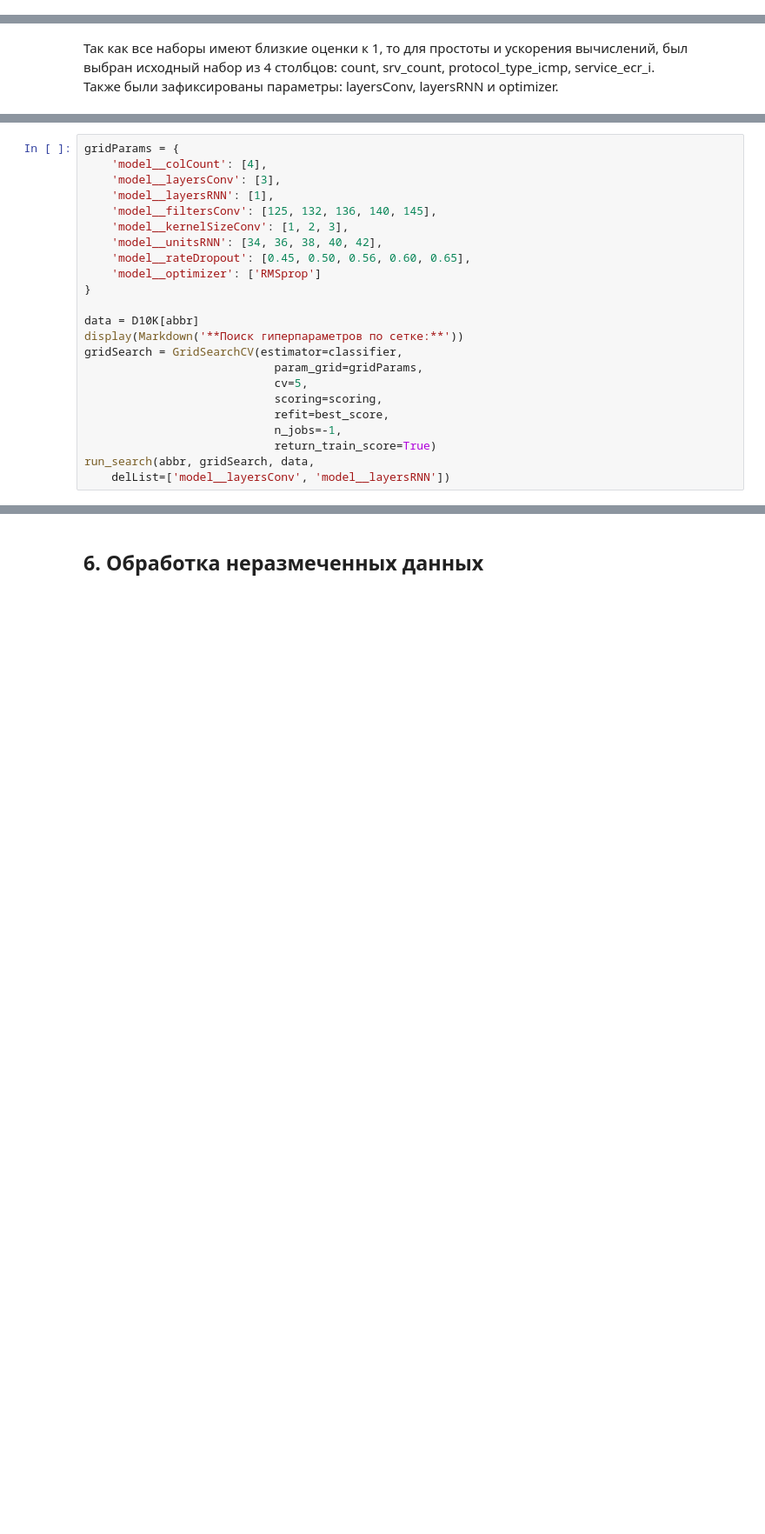
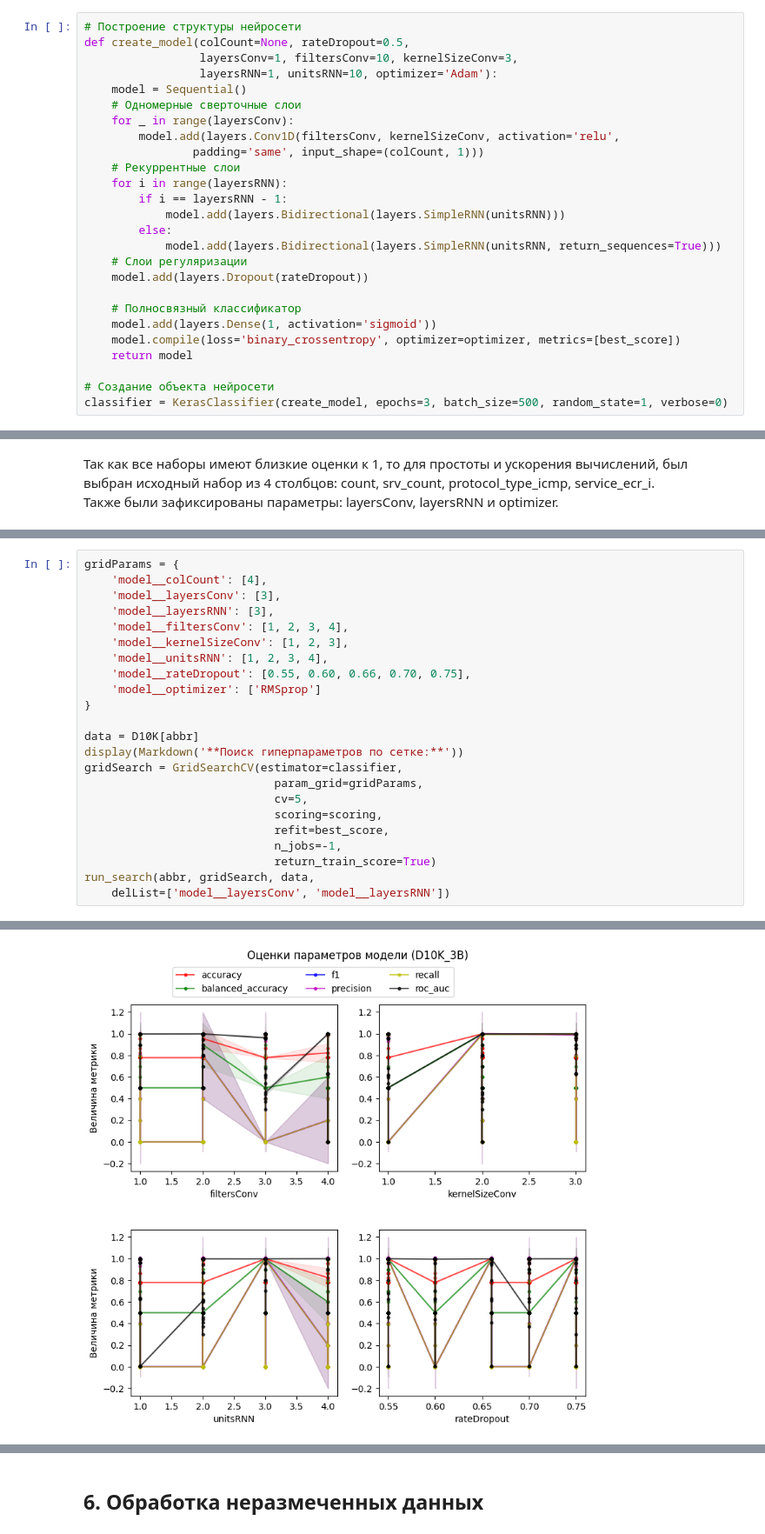
Before and after one commit to Demetrey/DMaP, a Jupyter notebook: CP/CP.ipynb, the cells around one changed output, grey strips where cells are left out. Shown at 87% size. Saved outputs shown, nothing was run; the diff lists cells and outputs as text; blank space fills up the shorter version.

```diff
--- a/CP/CP.ipynb
+++ b/CP/CP.ipynb
@@ -1682,6 +1658,32 @@ def run_search(abbr, search_engine, data, returnScores=False, delList=[]):
     display_scoring(search_engine, f'Оценки параметров модели (D10K_{abbr})', delList=delList)
     if returnScores:
         return trainScore, testScore
+# %%
+# Построение структуры нейросети
+def create_model(colCount=None, rateDropout=0.5,
+                 layersConv=1, filtersConv=10, kernelSizeConv=3,
+                 layersRNN=1, unitsRNN=10, optimizer='Adam'):
+    model = Sequential()
+    # Одномерные сверточные слои
+    for _ in range(layersConv):
+        model.add(layers.Conv1D(filtersConv, kernelSizeConv, activation='relu',
+                padding='same', input_shape=(colCount, 1)))
+    # Рекуррентные слои
+    for i in range(layersRNN):
+        if i == layersRNN - 1:
+            model.add(layers.Bidirectional(layers.SimpleRNN(unitsRNN)))
+        else:
+            model.add(layers.Bidirectional(layers.SimpleRNN(unitsRNN, return_sequences=True)))
+    # Слои регуляризации
+    model.add(layers.Dropout(rateDropout))
+
+    # Полносвязный классификатор
+    model.add(layers.Dense(1, activation='sigmoid'))
+    model.compile(loss='binary_crossentropy', optimizer=optimizer, metrics=[best_score])
+    return model
+
+# Создание объекта нейросети
+classifier = KerasClassifier(create_model, epochs=3, batch_size=500, random_state=1, verbose=0)
 # %%
 # Установка параметров, независящих от кол-ва атрибутов
 algorithm = ['Adam', 'SGD', 'RMSprop']
@@ -1802,11 +2616,11 @@ gaBestParams.round(2).T[[f'D10K_{abbr}']].T
 gridParams = {
     'model__colCount': [4],
     'model__layersConv': [3],
-    'model__layersRNN': [1],
-    'model__filtersConv': [125, 132, 136, 140, 145],
+    'model__layersRNN': [3],
+    'model__filtersConv': [1, 2, 3, 4],
     'model__kernelSizeConv': [1, 2, 3],
-    'model__unitsRNN': [34, 36, 38, 40, 42],
-    'model__rateDropout': [0.45, 0.50, 0.56, 0.60, 0.65],
+    'model__unitsRNN': [1, 2, 3, 4],
+    'model__rateDropout': [0.55, 0.60, 0.66, 0.70, 0.75],
     'model__optimizer': ['RMSprop']
 }
 
@@ -1821,3 +2635,4 @@ gridSearch = GridSearchCV(estimator=classifier,
                             return_train_score=True)
 run_search(abbr, gridSearch, data,
     delList=['model__layersConv', 'model__layersRNN'])
+# %% [output]
@@ -1823,0 +2697 @@ run_search(abbr, gridSearch, data,
+[figure, added]
```
Also changed, not shown: parts of 30 cells of this notebook.
